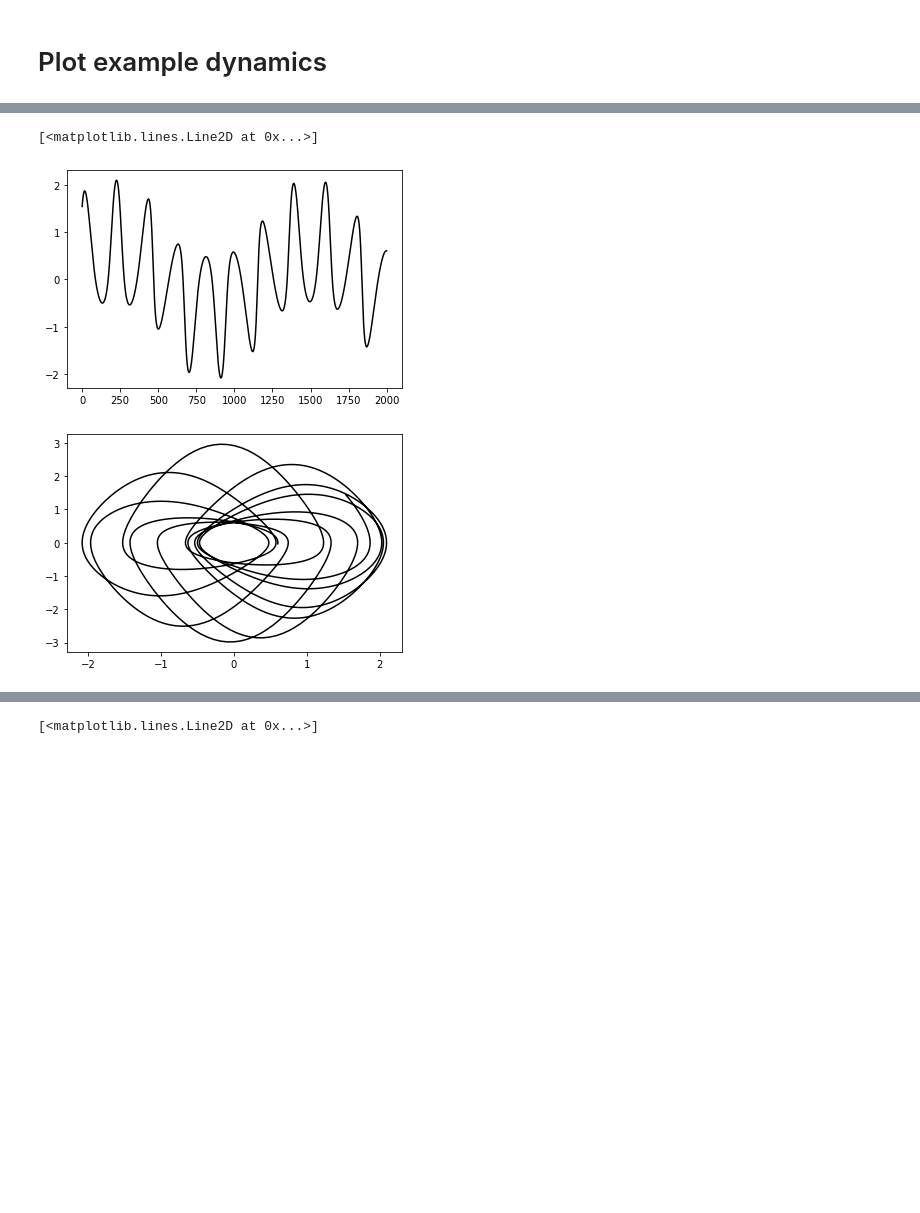
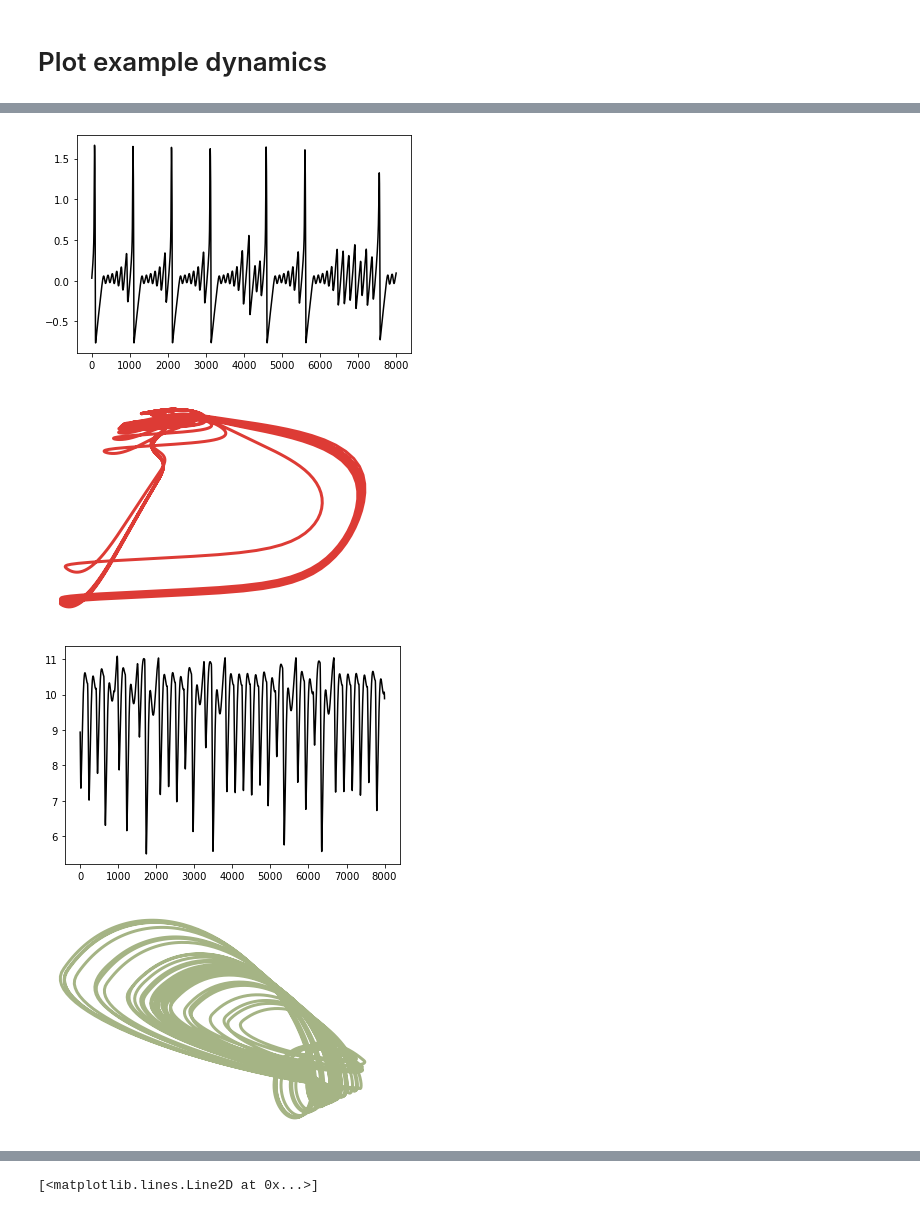
Before and after one commit to williamgilpin/dysts, a Jupyter notebook: descriptive_statistics.ipynb, the cells around one changed output, grey strips where cells are left out. Saved outputs shown, nothing was run; the diff lists cells and outputs as text; code cells hidden in the pictures; blank space fills up the shorter version.

```diff
--- a/descriptive_statistics.ipynb
+++ b/descriptive_statistics.ipynb
@@ -55,7 +56,7 @@ Total models being analyzed is 131.
 # featurize a single file
 
 dataset = TimeSeriesDataset("dysts/data/train_univariate__pts_per_period_100__periods_10.json")
-feature_df = featurize_timeseries(dataset)
+# feature_df = featurize_timeseries(dataset)
 # %%
 # chunk and featurize several time windows
 
@@ -95,7 +96,7 @@ feat_arr_all.dump("benchmarks/resources/feat_arr_all.pkl")
 2256
 ... (28 outputs left out)
 # %%
-# feat_arr_all = np.load("benchmarks/resources/feat_arr_all.pkl", allow_pickle=True) # Reload without having to re-run featurization
+feat_arr_all = np.load("benchmarks/resources/feat_arr_all.pkl", allow_pickle=True) # Reload without having to re-run featurization
 features_mean = np.median(feat_arr_all, axis=0)
 feat_arr_all_flat = np.reshape(feat_arr_all, (-1, feat_arr_all.shape[-1]))
 feat_arr = features_mean
@@ -241,8 +242,8 @@ from scipy.stats import spearmanr
 top_features = list()
 for i, feats in enumerate(feat_arr.T):
     max_corr = max(
-        np.abs(spearmanr(embedding[:, 0] + embedding[:, 1], feats).correlation),
-        np.abs(spearmanr(embedding[:, 0] + embedding[:, 1], feats).correlation)
+        np.abs(spearmanr(embedding_mean[:, 0] + embedding_mean[:, 1], feats).correlation),
+        np.abs(spearmanr(embedding_mean[:, 0] + embedding_mean[:, 1], feats).correlation)
        )
     if max_corr > 0.5:
         top_features.append((i, feat_names[i], max_corr))
@@ -298,5 +288,6 @@ for cluster in [all_name_clusters[i] for i in [0, 3, 5]]:
 #         plt.plot(sol[:, 0],  'k')
 
 
-        plt.plot(sol[:, 0], sol[:, 1],  color=dg.pastel_rainbow[i])
+        plt.plot(sol[:, 0], sol[:, 1],  color=dg.pastel_rainbow[j])
+        plt.title(equation_name)
 # %% [output]
@@ -306,21 +303,31 @@ for cluster in [all_name_clusters[i] for i in [0, 3, 5]]:
 # %%
 from dysts.flows import *
 
 
 # eq = Lorenz84()
-eq = SprottA() # relaxation oscillator dynamics / spiking
+# eq = SprottA() # relaxation oscillator dynamics / spiking
 # eq = ForcedFitzHughNagumo() #  nearly-quasiperiodic
 # eq = Lorenz()
 # eq = ArnoldBeltramiChildress() # ABC Turbulence
-sol = eq.make_trajectory(2000, resample=True, pts_per_period=200)
-
-plt.figure()
-plt.plot(sol[:, 0],  'k')
 
 
-plt.figure()
-plt.plot(sol[:, 0], sol[:, 1],  'k')
+for clr_ind, equation_name in zip([0, 3, 5], ["HindmarshRose", "Colpitts", "CaTwoPlus"]):
+    eq = getattr(dysts.flows, equation_name)()
+    # eq = HindmarshRose(); clr = dg.pastel_rainbow[0 % 8] # HindmarshRose neuron
+    # eq = Colpitts(); clr = dg.pastel_rainbow[3 % 8] #Colpitts LC Circuit
+#     eq = CaTwoPlus(); clr = dg.pastel_rainbow[5 % 8] # Quasiperiodic family
+    clr = dg.pastel_rainbow[clr_ind % 8]
+    sol = eq.make_trajectory(8000, resample=True, pts_per_period=200)
+
+    plt.figure()
+    plt.plot(sol[:, 0],  'k')
+
+    plt.figure()
+    plt.plot(sol[:, 0], sol[:, 1],  color=clr, linewidth=3)
+    vanish_axes()
+    dg.better_savefig(FIGURE_PATH + f"sample_{equation_name}.png")
 # %% [output]
-[<matplotlib.lines.Line2D at 0x...>]
-[figure, old version]
+[figure, new version]
-[figure, old version]
+[figure, new version]
+[figure, added]
+[figure, added]
```
Also changed, not shown: parts of 10 cells of this notebook, 4 other files.
